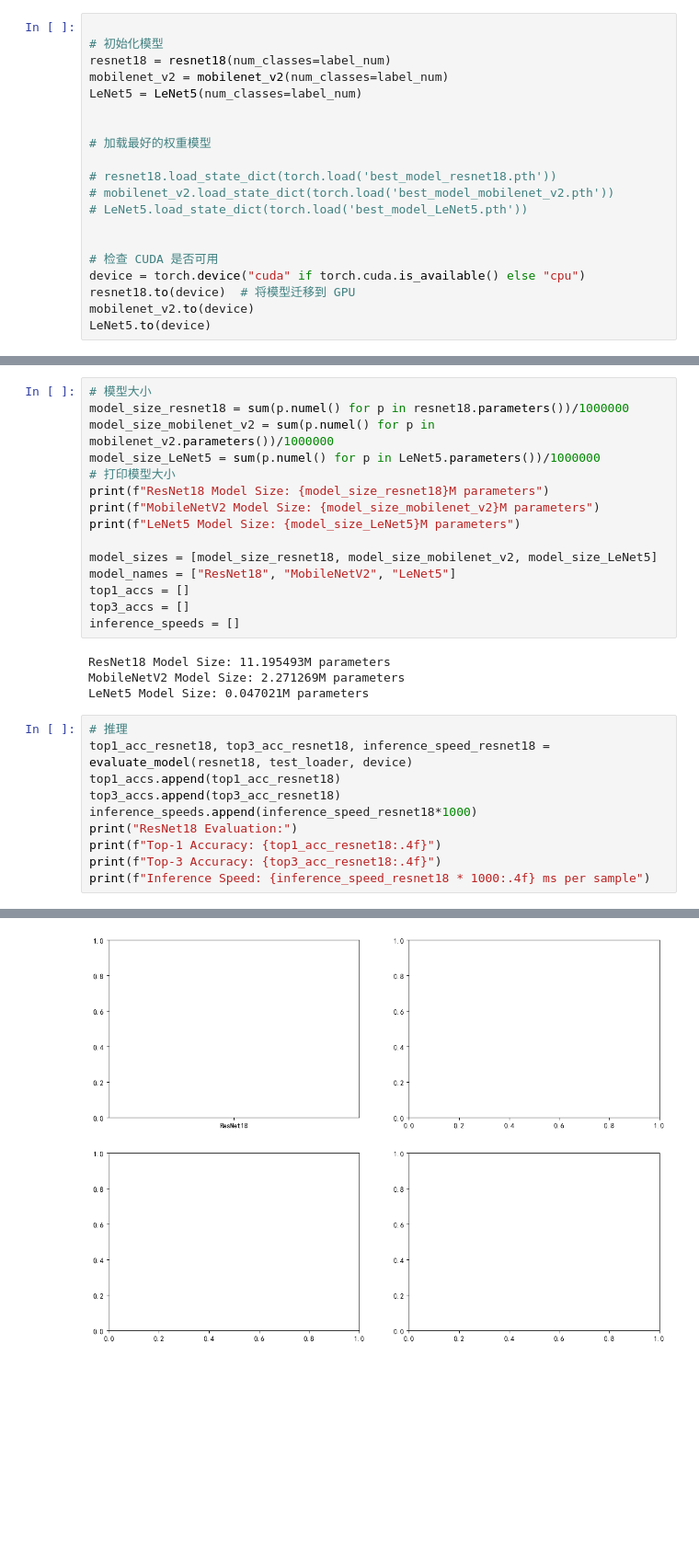
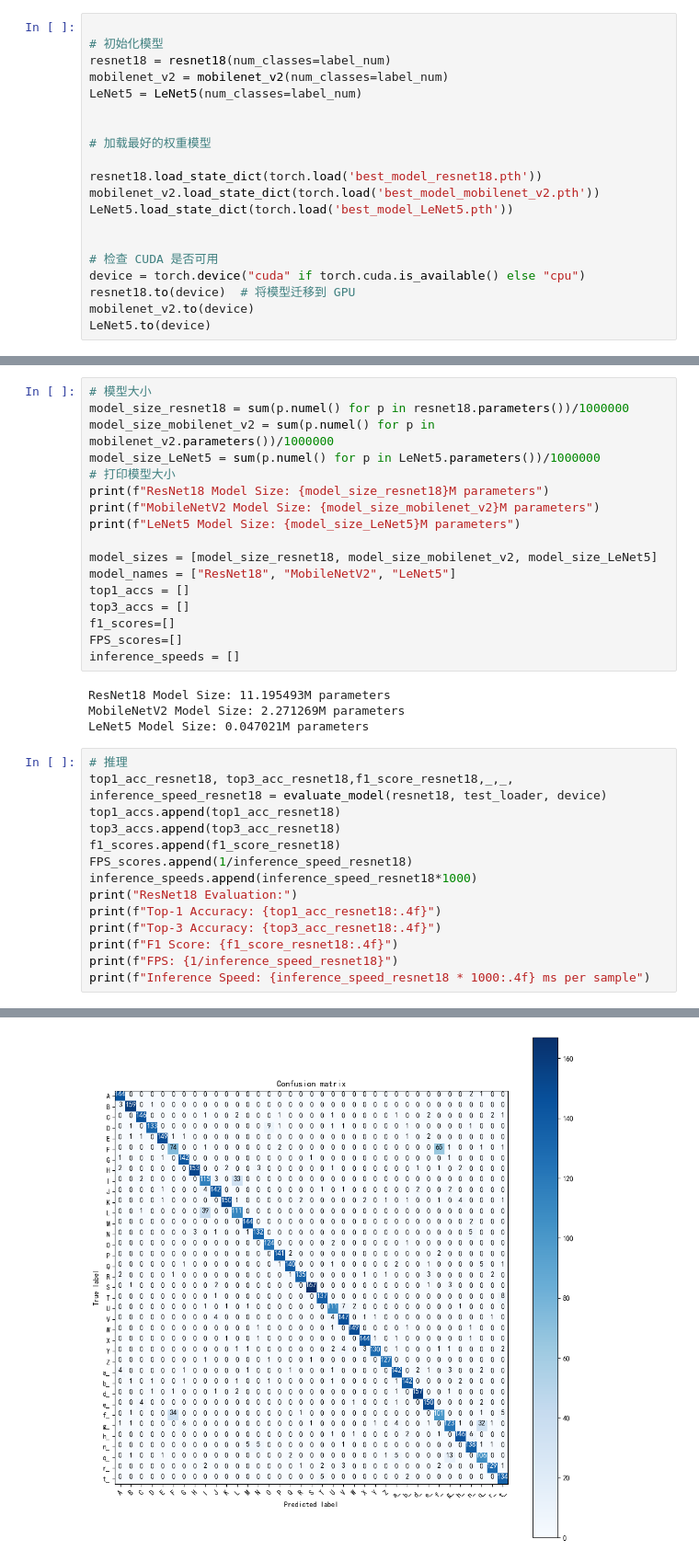
Before and after one commit to Authcult/Com_Intelligent_work, a Jupyter notebook: baseline.ipynb, the cells around one changed output, grey strips where cells are left out. Shown at 92% size. Saved outputs shown, nothing was run; the diff lists cells and outputs as text; blank space fills up the shorter version.

```diff
--- a/baseline.ipynb
+++ b/baseline.ipynb
@@ -141,9 +143,9 @@ LeNet5 = LeNet5(num_classes=label_num)
 
 # 加载最好的权重模型
 
-# resnet18.load_state_dict(torch.load('best_model_resnet18.pth'))
-# mobilenet_v2.load_state_dict(torch.load('best_model_mobilenet_v2.pth'))
-# LeNet5.load_state_dict(torch.load('best_model_LeNet5.pth'))
+resnet18.load_state_dict(torch.load('best_model_resnet18.pth'))
+mobilenet_v2.load_state_dict(torch.load('best_model_mobilenet_v2.pth'))
+LeNet5.load_state_dict(torch.load('best_model_LeNet5.pth'))
 
 
 # 检查 CUDA 是否可用
@@ -399,6 +401,8 @@ model_sizes = [model_size_resnet18, model_size_mobilenet_v2, model_size_LeNet5]
 model_names = ["ResNet18", "MobileNetV2", "LeNet5"]
 top1_accs = []
 top3_accs = []
+f1_scores=[]
+FPS_scores=[]
 inference_speeds = []
 # %% [output]
 ResNet18 Model Size: 11.195493M parameters
@@ -406,14 +410,18 @@ MobileNetV2 Model Size: 2.271269M parameters
 LeNet5 Model Size: 0.047021M parameters
 # %%
 # 推理
-top1_acc_resnet18, top3_acc_resnet18, inference_speed_resnet18 = evaluate_model(resnet18, test_loader, device)
+top1_acc_resnet18, top3_acc_resnet18,f1_score_resnet18,_,_, inference_speed_resnet18 = evaluate_model(resnet18, test_loader, device)
 top1_accs.append(top1_acc_resnet18)
 top3_accs.append(top3_acc_resnet18)
+f1_scores.append(f1_score_resnet18)
+FPS_scores.append(1/inference_speed_resnet18)
 inference_speeds.append(inference_speed_resnet18*1000)
 print("ResNet18 Evaluation:")
 print(f"Top-1 Accuracy: {top1_acc_resnet18:.4f}")
 print(f"Top-3 Accuracy: {top3_acc_resnet18:.4f}")
+print(f"F1 Score: {f1_score_resnet18:.4f}")
+print(f"FPS: {1/inference_speed_resnet18}")
 print(f"Inference Speed: {inference_speed_resnet18 * 1000:.4f} ms per sample")
 # %% [output]
 Confusion matrix, without normalization
-[figure, old version]
+[figure, new version]
```
Also changed, not shown: parts of 9 cells of this notebook, 6 other files.
